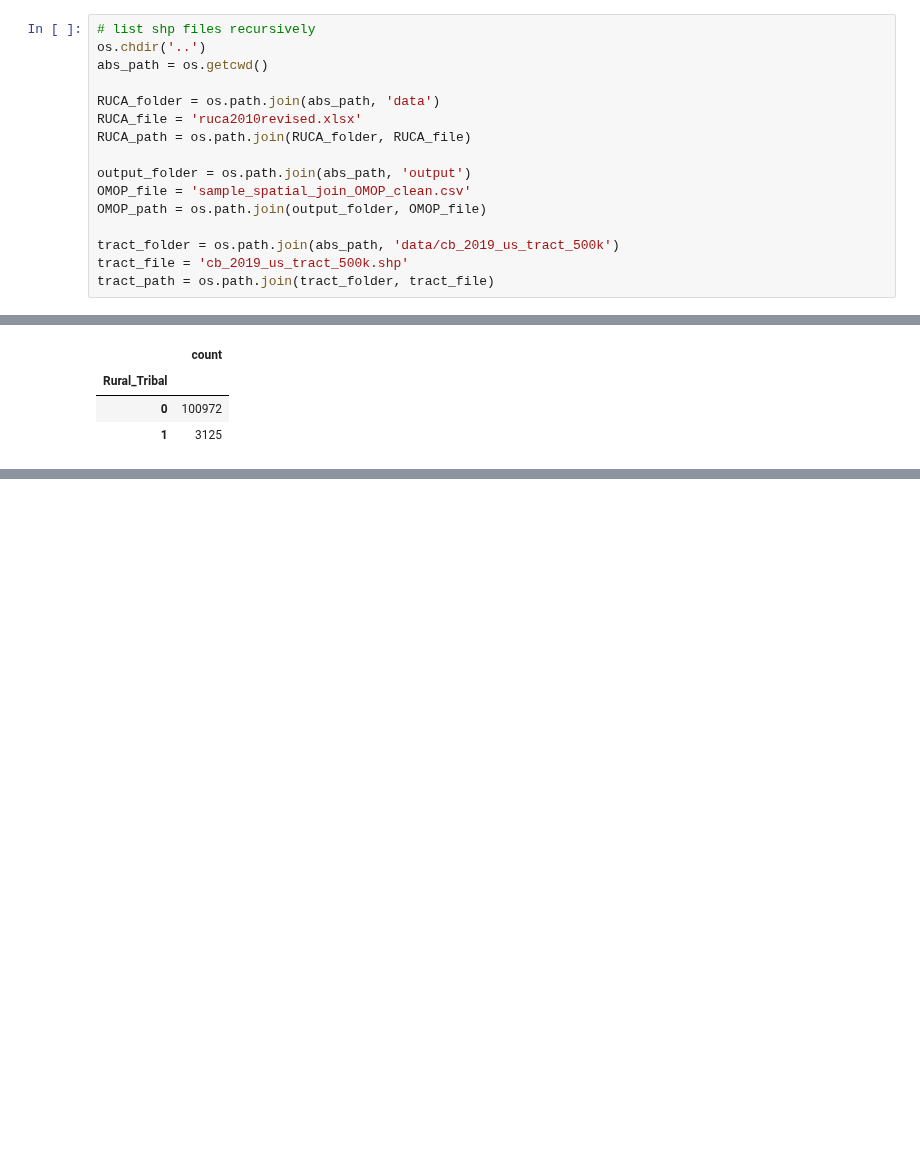
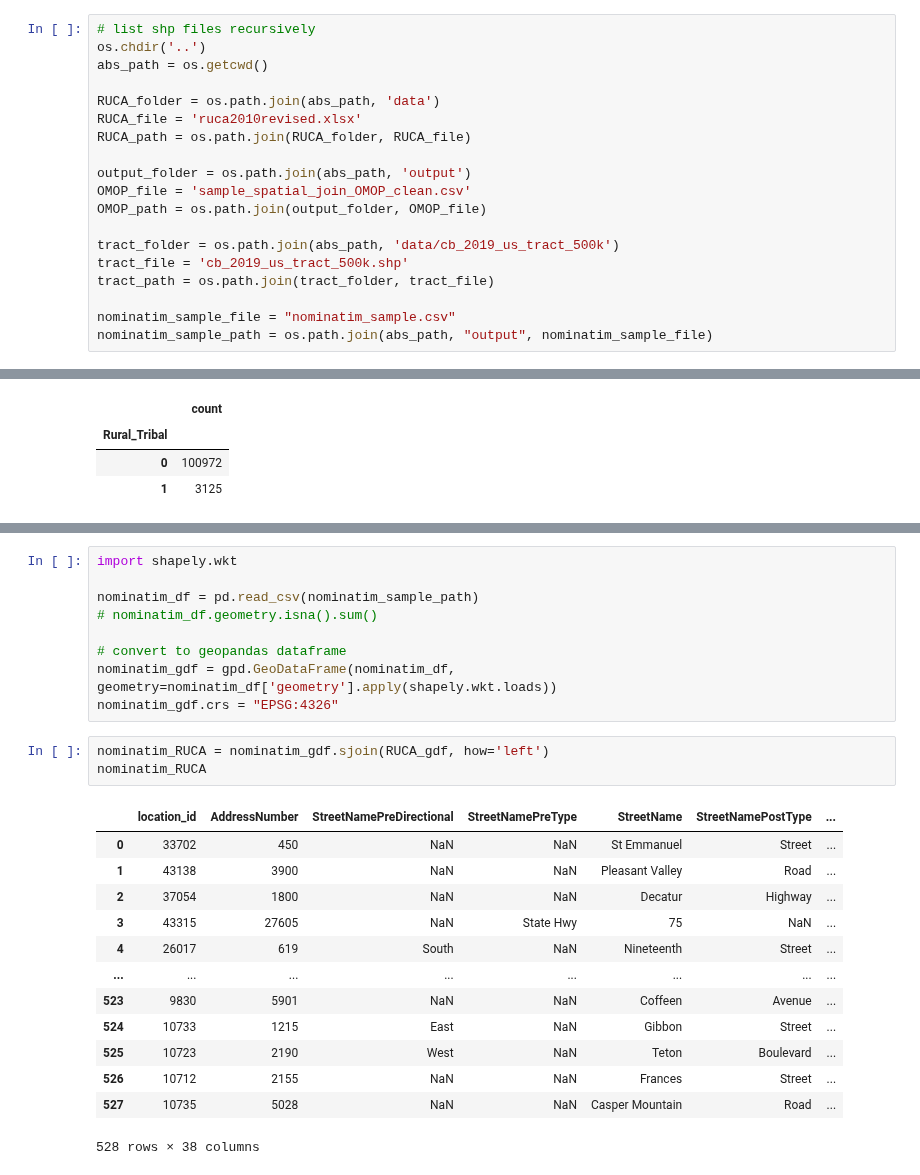
Before and after one commit to brian-cy-chang/UW_Geospatial, a Jupyter notebook: notebooks/RUCA.ipynb, the cells around one changed output, grey strips where cells are left out. Cells and saved outputs as stored; diff of their text form; blank space fills up the shorter version.

Commit message:
add rural or tribal for nominatim sample

```diff
--- a/notebooks/RUCA.ipynb
+++ b/notebooks/RUCA.ipynb
@@ -24,6 +24,9 @@ OMOP_path = os.path.join(output_folder, OMOP_file)
 tract_folder = os.path.join(abs_path, 'data/cb_2019_us_tract_500k')
 tract_file = 'cb_2019_us_tract_500k.shp'
 tract_path = os.path.join(tract_folder, tract_file)
+
+nominatim_sample_file = "nominatim_sample.csv"
+nominatim_sample_path = os.path.join(abs_path, "output", nominatim_sample_file)
 # %% [markdown]
 # RUCA Dataset
 * 2010 Revised
@@ -246,0 +260,26 @@ pd.DataFrame(omop_ruca_tribal.Rural_Tribal.value_counts())
+# %%
+import shapely.wkt
+
+nominatim_df = pd.read_csv(nominatim_sample_path)
+# nominatim_df.geometry.isna().sum()
+
+# convert to geopandas dataframe
+nominatim_gdf = gpd.GeoDataFrame(nominatim_df, geometry=nominatim_df['geometry'].apply(shapely.wkt.loads))
+nominatim_gdf.crs = "EPSG:4326"
+# %%
+nominatim_RUCA = nominatim_gdf.sjoin(RUCA_gdf, how='left')
+nominatim_RUCA
+# %% [output]
+|  | location_id | AddressNumber | StreetNamePreDirectional | StreetNamePreType | StreetName | StreetNamePostType | ... |
+| 0 | 33702 | 450 | NaN | NaN | St Emmanuel | Street | ... |
+| 1 | 43138 | 3900 | NaN | NaN | Pleasant Valley | Road | ... |
+| 2 | 37054 | 1800 | NaN | NaN | Decatur | Highway | ... |
+| 3 | 43315 | 27605 | NaN | State Hwy | 75 | NaN | ... |
+| 4 | 26017 | 619 | South | NaN | Nineteenth | Street | ... |
+| ... | ... | ... | ... | ... | ... | ... | ... |
+| 523 | 9830 | 5901 | NaN | NaN | Coffeen | Avenue | ... |
+| 524 | 10733 | 1215 | East | NaN | Gibbon | Street | ... |
+| 525 | 10723 | 2190 | West | NaN | Teton | Boulevard | ... |
+| 526 | 10712 | 2155 | NaN | NaN | Frances | Street | ... |
+| 527 | 10735 | 5028 | NaN | NaN | Casper Mountain | Road | ... |
+528 rows × 38 columns
```
Also changed, not shown: parts of 13 cells of this notebook, 1 other file.
